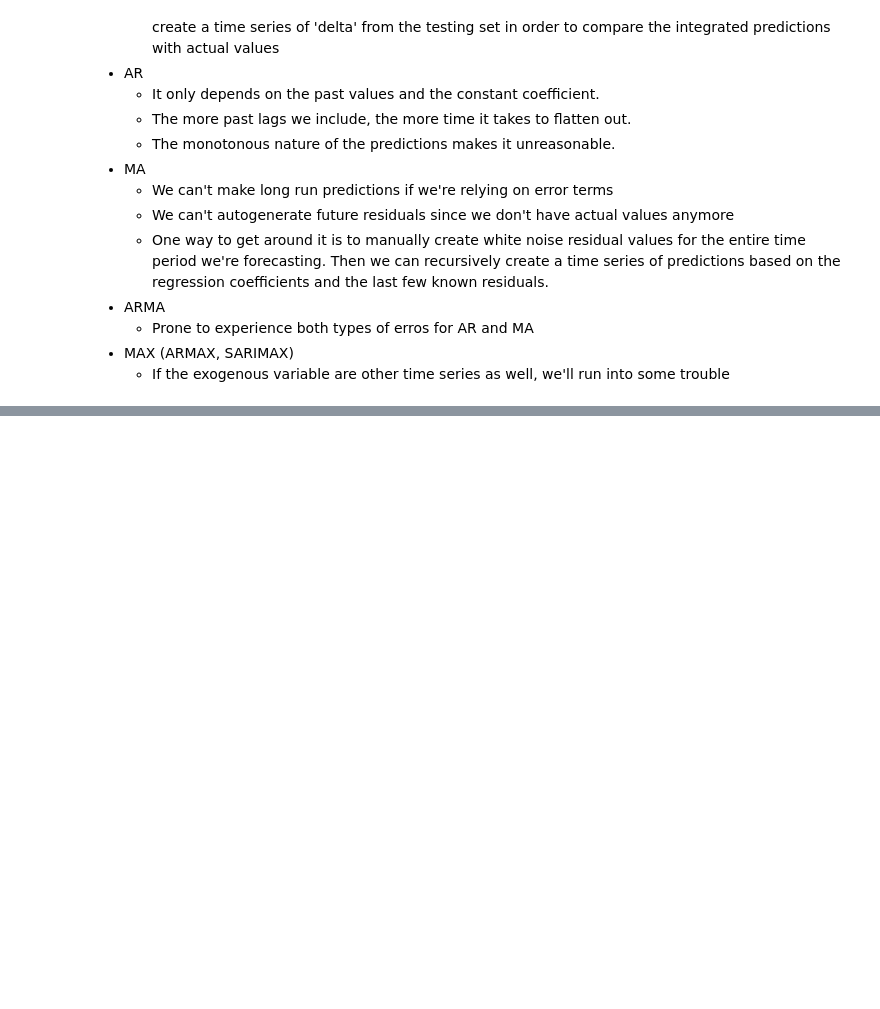
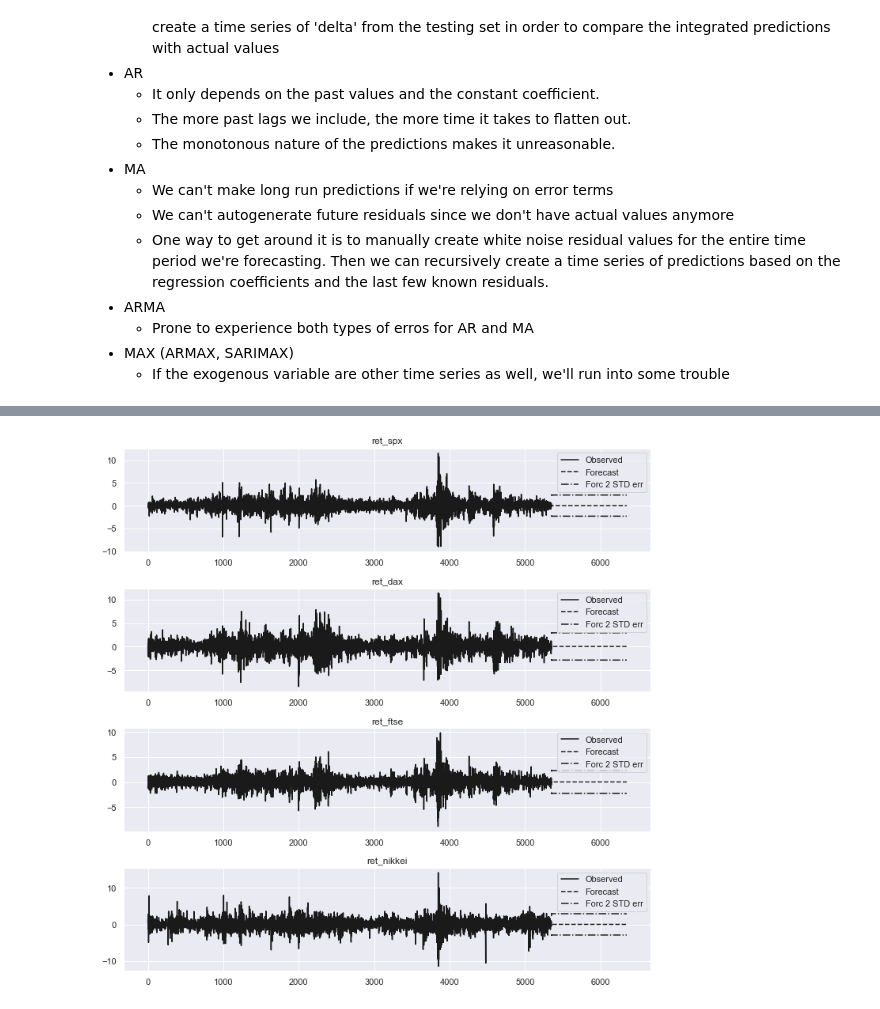
Before and after one commit to mkang32/snp500-analysis, a Jupyter notebook: notebooks/8.Forecasting.ipynb, the cells around one changed output, grey strips where cells are left out. Drawn from its saved outputs; the diff is of its cells as text; code cells hidden in the pictures; blank space fills up the shorter version.

```diff
--- a/notebooks/8.Forecasting.ipynb
+++ b/notebooks/8.Forecasting.ipynb
@@ -350,0 +413,6 @@ plt.show()
+# %%
+results_var_ret.plot_forecast(1000)
+plt.tight_layout()
+plt.show()
+# %% [output]
+[figure, added]
```
Also changed, not shown: parts of 5 cells of this notebook.
